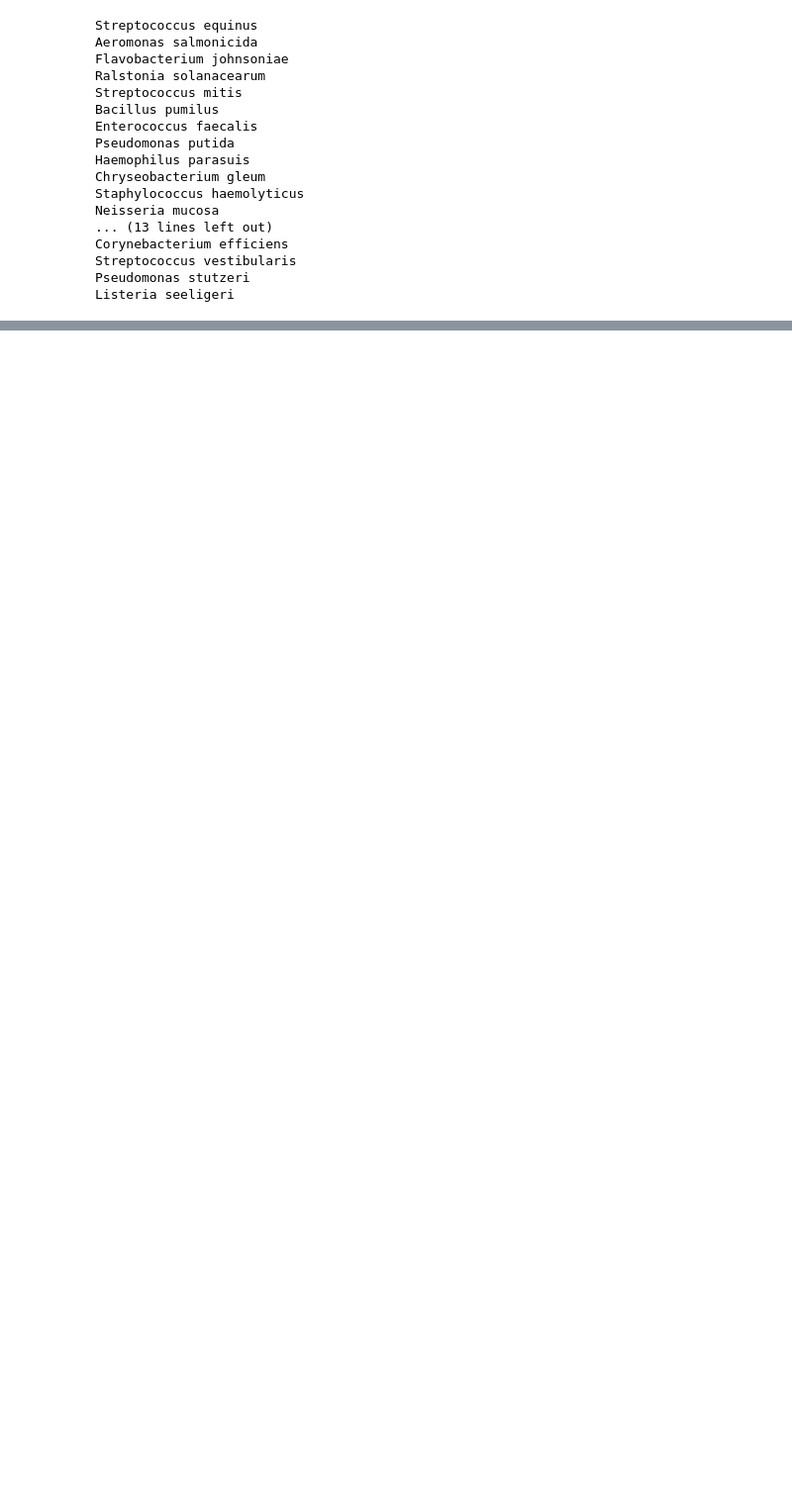
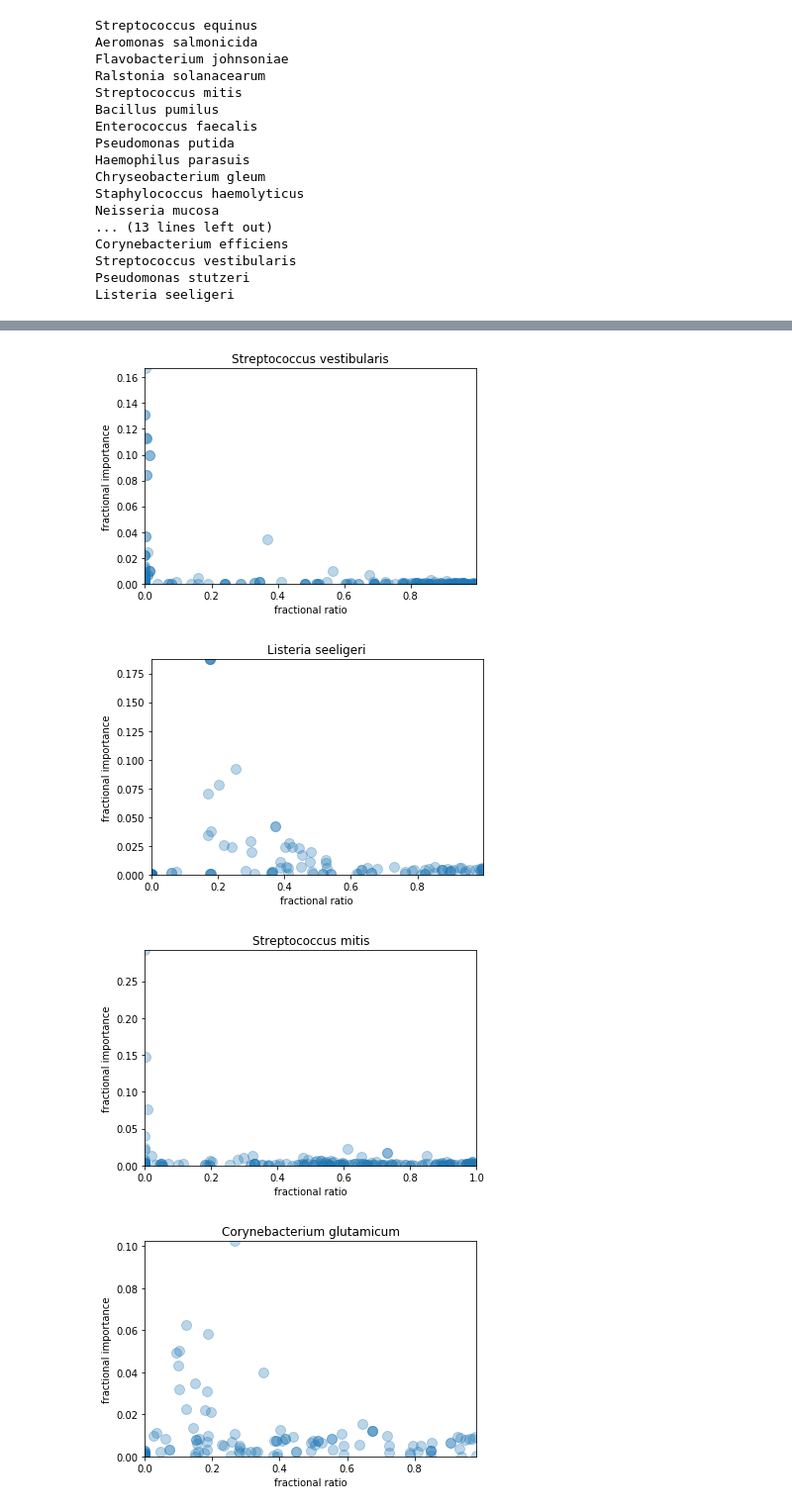
Before and after one commit to gregmedlock/ssl_ensembles, a Jupyter notebook: bin/curation_targets.ipynb, the cells around one changed output, grey strips where cells are left out. Shown at 99% size. Cells and saved outputs as stored; diff of their text form; code cells hidden in the pictures; blank space fills up the shorter version.

```diff
--- a/bin/curation_targets.ipynb
+++ b/bin/curation_targets.ipynb
@@ -109,0 +226,9 @@ sorted_df
+# %%
+xvar = 'fractional ratio'
+yvar = 'fractional importance'
+for species in species_curation_dfs.keys():
+
+    df = species_curation_dfs[species]
+    fname = '../results/curation_target_plots/'+species+'_curation_targets.png'
+    scatter_curation_targets(df,xvar,yvar,fname,title=species)
+# %% [output]
@@ -109,0 +236,4 @@ sorted_df
+[figure, added]
+[figure, added]
+[figure, added]
+[figure, added]
```
Also changed, not shown: parts of 8 cells of this notebook, 31 other files.
